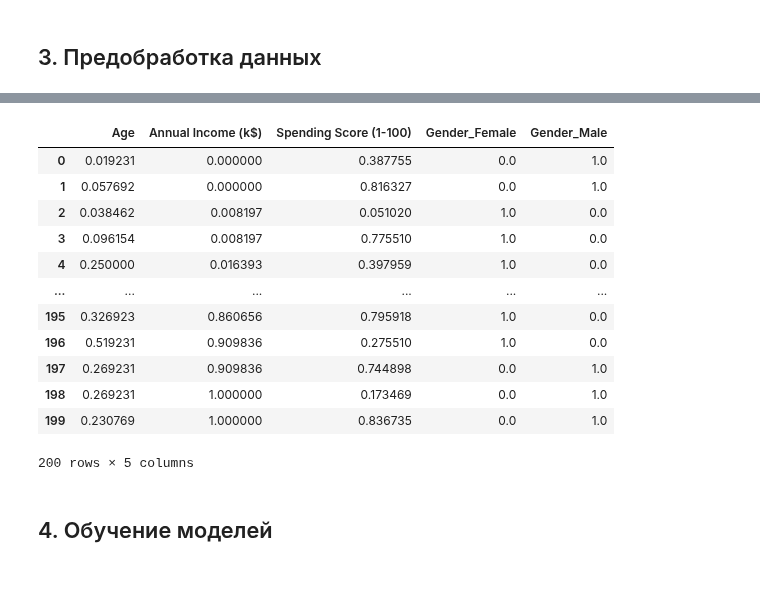
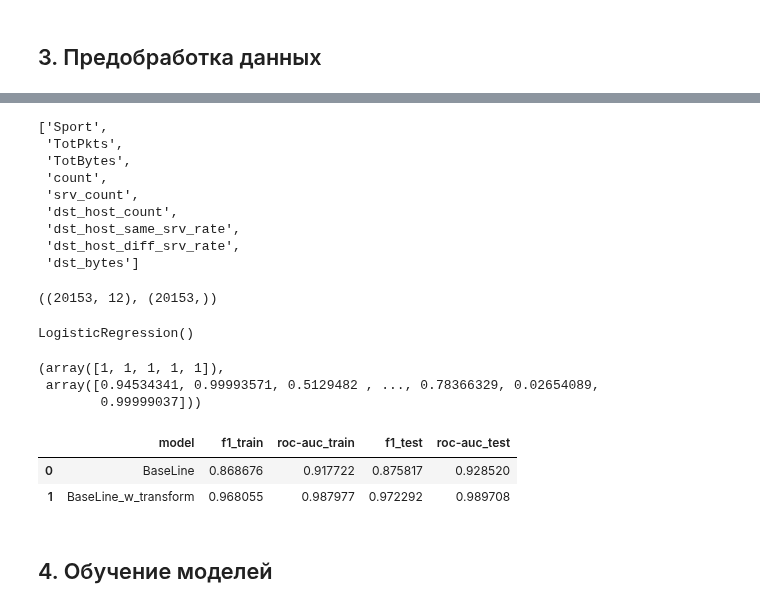
Before and after one commit to dnlygvtv/Python_for_Data_Science_HWs, a Jupyter notebook: HW/HW_final.ipynb, the cells around one changed output, grey strips where cells are left out. Saved outputs shown, nothing was run; the diff lists cells and outputs as text; code cells hidden in the pictures; blank space fills up the shorter version.

```diff
--- a/HW/HW_final.ipynb
+++ b/HW/HW_final.ipynb
@@ -200,0 +220,21 @@ stata
+# %%
+del num_features[3:6]            # 'SrcPkts', 'DstPkts', 'SrcBytes'
+num_features
+# %% [output]
+['Sport',
+ 'TotPkts',
+ 'TotBytes',
+ 'count',
+ 'srv_count',
+ 'dst_host_count',
+ 'dst_host_same_srv_rate',
+ 'dst_host_diff_srv_rate',
+ 'dst_bytes']
+# %%
+X_train, X_test, y_train, y_test = train_test_split(df[num_features + cat_features],
+                                                    df[target_feature],
+                                                    test_size=0.2,
+                                                    random_state=42)
+X_train.shape, y_train.shape
+# %% [output]
+((20153, 12), (20153,))
@@ -219,4 +292,2 @@ preprocessor = ColumnTransformer(
     ]
 )
-# %%
-df_transform = preprocessor.fit_transform(df)
@@ -228,20 +294,37 @@ col_names.append('Gender_Male')
-# %%
-df_transform = pd.DataFrame(df_transform, columns=col_names)
-df_transform
-# %% [output]
-|  | Age | Annual Income (k$) | Spending Score (1-100) | Gender_Female | Gender_Male |
-| 0 | 0.019231 | 0.000000 | 0.387755 | 0.0 | 1.0 |
-| 1 | 0.057692 | 0.000000 | 0.816327 | 0.0 | 1.0 |
-| 2 | 0.038462 | 0.008197 | 0.051020 | 1.0 | 0.0 |
-| 3 | 0.096154 | 0.008197 | 0.775510 | 1.0 | 0.0 |
-| 4 | 0.250000 | 0.016393 | 0.397959 | 1.0 | 0.0 |
-| ... | ... | ... | ... | ... | ... |
-| 195 | 0.326923 | 0.860656 | 0.795918 | 1.0 | 0.0 |
-| 196 | 0.519231 | 0.909836 | 0.275510 | 1.0 | 0.0 |
-| 197 | 0.269231 | 0.909836 | 0.744898 | 0.0 | 1.0 |
-| 198 | 0.269231 | 1.000000 | 0.173469 | 0.0 | 1.0 |
-| 199 | 0.230769 | 1.000000 | 0.836735 | 0.0 | 1.0 |
-200 rows × 5 columns
+# %%
+X_train_transform = preprocessor.fit_transform(X_train)
+X_test_transform = preprocessor.transform(X_test)
+# %%
+lr = LogisticRegression()
+lr.fit(X_train_transform, y_train)
+# %% [output]
+LogisticRegression()
+# %%
+pred_train = lr.predict(X_train_transform)
+pred_test = lr.predict(X_test_transform)
+pred_proba_train = lr.predict_proba(X_train_transform)
+pred_proba_test = lr.predict_proba(X_test_transform)
+
+pred_train[:5], pred_proba_train[:, 1]
+# %% [output]
+(array([1, 1, 1, 1, 1]),
+ array([0.94534341, 0.99993571, 0.5129482 , ..., 0.78366329, 0.02654089,
+        0.99999037]))
+# %%
+stats = make_stata(pred_train, pred_test, pred_proba_train, pred_proba_test)
+
+stata = stata.append({
+        'model': 'BaseLine_w_transform',
+        'f1_train': stats['f1_train'],
+        'roc-auc_train': stats['roc-auc_train'],
+        'f1_test': stats['f1_test'],
+        'roc-auc_test': stats['roc-auc_test'],
+    }, ignore_index=True)
+stata
+# %% [output]
+|  | model | f1_train | roc-auc_train | f1_test | roc-auc_test |
+| 0 | BaseLine | 0.868676 | 0.917722 | 0.875817 | 0.928520 |
+| 1 | BaseLine_w_transform | 0.968055 | 0.987977 | 0.972292 | 0.989708 |
 # %% [markdown]
 ## 4. Обучение моделей
 # %%
```
Also changed, not shown: parts of 8 cells of this notebook.
